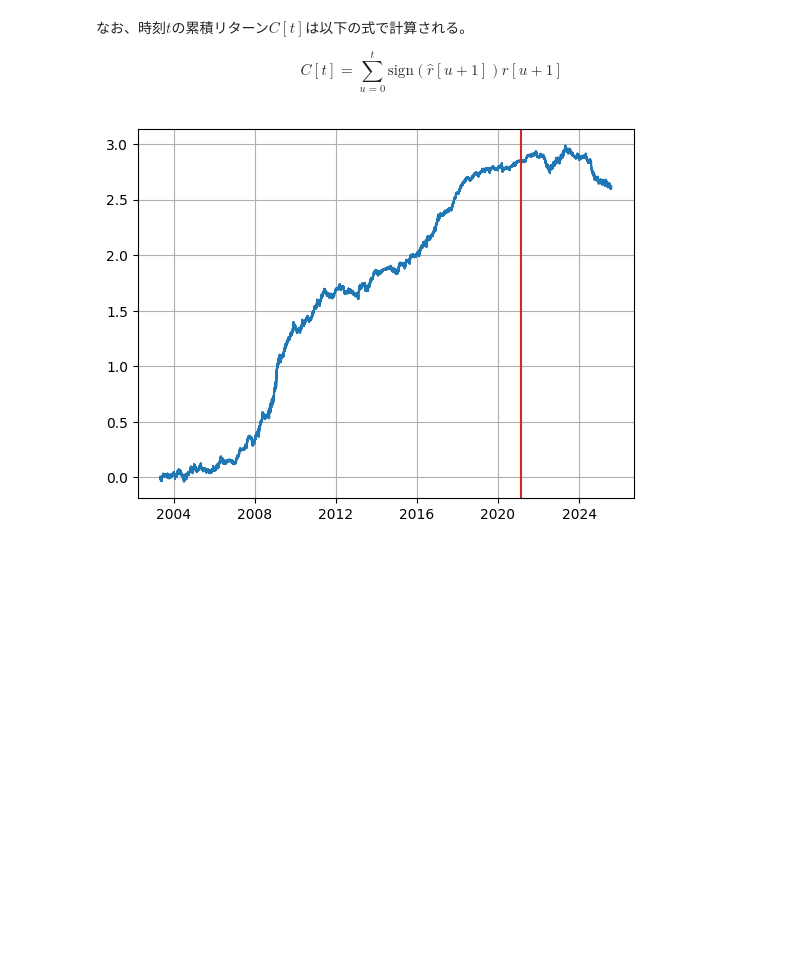
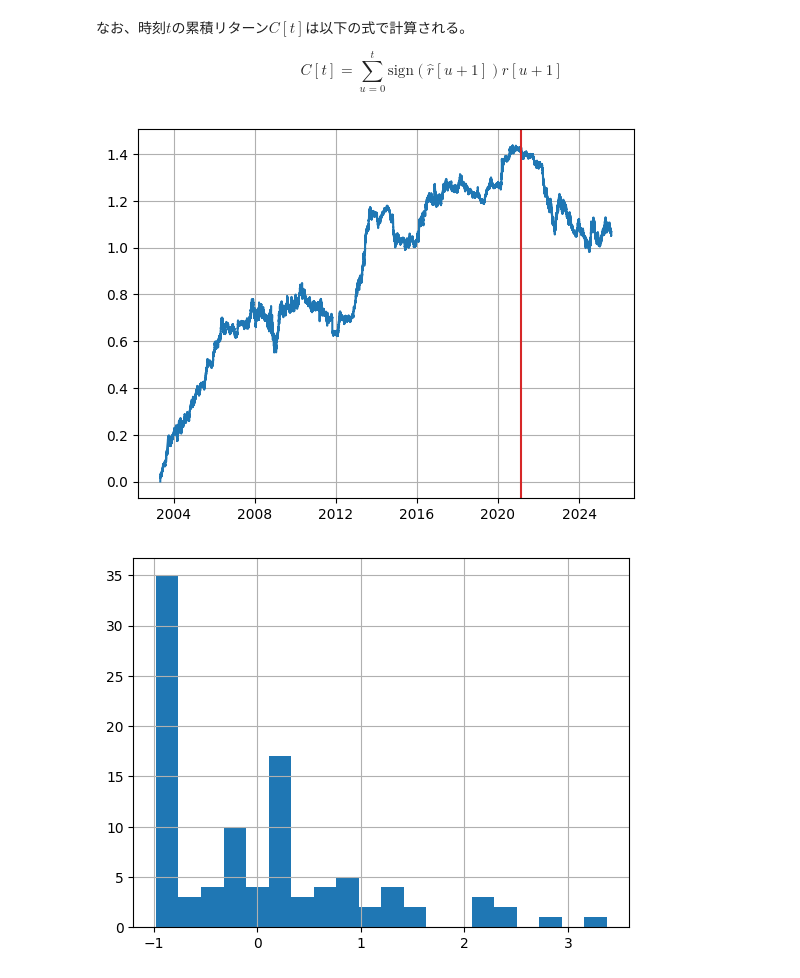
Before and after one commit to niwatoro/trader-company, a Jupyter notebook: trader_company.ipynb, the cells around one changed output. Saved outputs shown, nothing was run; the diff lists cells and outputs as text; code cells hidden in the pictures; blank space fills up the shorter version.

```diff
--- a/trader_company.ipynb
+++ b/trader_company.ipynb
@@ -115,7 +114,7 @@ class Trader:
     ]
     self.w = np.array([rng.uniform(-1., 1.) for j in range(self.M)])
 
-  def calculate_X(self, r: NDArray[np.float64]) -> NDArray[np.float64]:
+  def _calculate_X(self, r: NDArray[np.float64]) -> NDArray[np.float64]:
     T = r.shape[0]
     X = np.zeros((self.M, T), dtype=np.float64)
     t = np.arange(T)
@@ -130,10 +129,10 @@ class Trader:
     return X
 
   def predict(self, r: NDArray[np.float64]) -> NDArray[np.float64]:
-    return self.w@self.calculate_X(r)
+    return self.w@self._calculate_X(r)
 
-  def learn(self, r: NDArray[np.float64], r_target: NDArray[np.float64], ridge_alpha: float=1e-6) -> None:
-    X = self.calculate_X(r)
+  def learn(self, r: NDArray[np.float64], r_target: NDArray[np.float64], alpha: float=1e-6) -> None:
+    X = self._calculate_X(r)
     T = r.shape[0]
     t = np.arange(T - 1)
 
@@ -143,7 +142,7 @@ class Trader:
 
     F = X[:, :-1].T[mask]
     y = r_target[1:][mask]
-    A = F.T@F + ridge_alpha * np.eye(self.M)
+    A = F.T@F + alpha * np.eye(self.M)
     b = F.T@y
 
     self.w = np.linalg.pinv(A)@b
@@ -153,8 +152,8 @@ class Trader:
       r: NDArray[np.float64],
       r_target: NDArray[np.float64]
   ) -> NDArray[np.float64]:
-    predictions = self.predict(r)
-    return np.cumsum(np.sign(predictions[:-1]) * r_target[1:])
+    preds = self.predict(r)
+    return np.cumsum(np.sign(preds[:-1]) * r_target[1:])
 # %% [markdown]
 カンパニーはトレーダーの意見を集約する。ここで$N$をトレーダーの数とすると、最終的な予測値$\widehat r[0:t]$は以下の式で与えられる。
 
@@ -269,7 +336,13 @@ def train_and_evaluate(X: pd.DataFrame, y: pd.Series, test_size: float=.2, epoch
   plt.axvline(X.index[t_split], color="C3")
   plt.grid()
   plt.show()
+
+  scores = company.calculate_scores(r, r_target)
+  plt.hist(scores, bins=20)
+  plt.grid()
+  plt.show()
 # %%
-train_and_evaluate(df_ninja[["ret"]], df_ninja["ret"], epochs=10)
+train_and_evaluate(df_ninja[["ret", "Close", "ma_20", "ma_50", "Volume"]], df_ninja["ret"], epochs=2)
 # %% [output]
-[figure, old version]
+[figure, new version]
+[figure, added]
```
Also changed, not shown: parts of 2 cells of this notebook.
